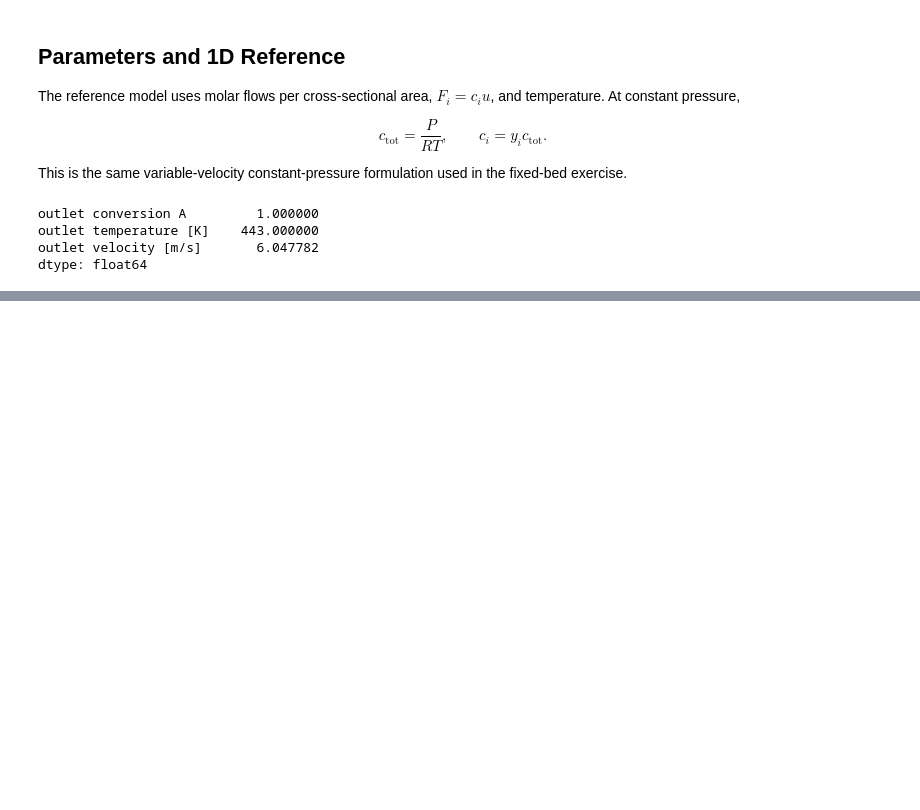
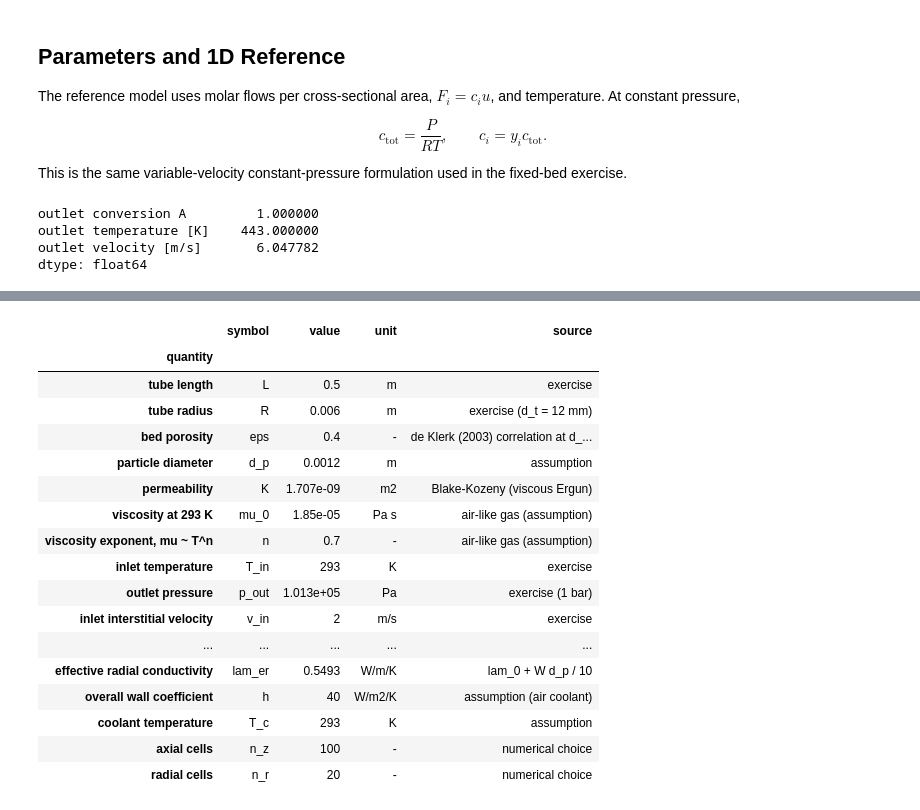
Before and after one commit to computational-chemical-engineering/pymrm-book, a Jupyter notebook: content/lecture_notes/L8_pressure_velocity.ipynb, the cells around one changed output, grey strips where cells are left out. Saved outputs shown, nothing was run; the diff lists cells and outputs as text; code cells hidden in the pictures; blank space fills up the shorter version.

```diff
--- a/content/lecture_notes/L8_pressure_velocity.ipynb
+++ b/content/lecture_notes/L8_pressure_velocity.ipynb
@@ -714,0 +220,83 @@ The cooled 2D case is intentionally different from the 1D adiabatic reference. W
+# %%
+R_GAS = param["r_gas"]
+NU = stoich                                   # (-1, 1, 1)
+CP = param["heat_capacity"]                   # J/mol/K; sum(nu * Cp) = 0
+
+
+def default_params():
+    """Settings of the 2D packed-bed model (SI units)."""
+    eps, d_p, radius = 0.40, 1.2e-3, 6.0e-3
+    p_ref, t_in = param["pressure"], param["temperature_in"]
+    n_in = eps * param["velocity_in"] * p_ref / (R_GAS * t_in)   # superficial molar flux, mol/m2/s
+    w_flux = CP[0] * n_in                                         # heat-capacity flux, W/m2/K
+    u_s_mean = 1.6                                                # representative superficial velocity for D_er, m/s
+    pe_m = 10.0 * (1.0 + 19.4 * (d_p / (2 * radius)) ** 2)       # radial mass Peclet (Fahien-Smith)
+    pe_h = 10.0                                                   # dynamic radial heat Peclet
+    lam_static = 0.15                                             # W/m/K, static bed conductivity
+    return dict(
+        length=param["length"], radius=radius, eps=eps, d_p=d_p,
+        permeability=eps**3 * d_p**2 / (150.0 * (1.0 - eps) ** 2),   # Blake-Kozeny, m2
+        kappa_r=1.0,                                                 # K_r / K (isotropic bed)
+        mu0=1.85e-5, mu_exp=0.7, t_mu=293.0,                         # mu = mu0 (T / t_mu)^mu_exp
+        p_out=p_ref, p_ref=p_ref, t_in=t_in, t_ref=param["temperature_ref"], y_in=param["x_in"],
+        n_in=n_in, v_int_in=param["velocity_in"], u_s_mean=u_s_mean,
+        k0=param["k0"], ea=param["activation_energy"], dh=param["reaction_enthalpy"],
+        pe_m=pe_m, d_er=u_s_mean * d_p / pe_m,
+        lam_static=lam_static, lam_er=lam_static + w_flux * d_p / pe_h,
+        h_wall=40.0, t_cool=293.0,
+        pressure_row_dispersion=True,     # False only for the break row of the ideal-gas check
+    )
+
+
+prm = default_params()
+n_z, n_r = 100, 20
+parameter_table = pd.DataFrame(
+    [
+        ("tube length", "L", prm["length"], "m", "exercise"),
+        ("tube radius", "R", prm["radius"], "m", "exercise (d_t = 12 mm)"),
+        ("bed porosity", "eps", prm["eps"], "-", "de Klerk (2003) correlation at d_t/d_p = 10"),
+        ("particle diameter", "d_p", prm["d_p"], "m", "assumption"),
+        ("permeability", "K", prm["permeability"], "m2", "Blake-Kozeny (viscous Ergun)"),
+        ("viscosity at 293 K", "mu_0", prm["mu0"], "Pa s", "air-like gas (assumption)"),
+        ("viscosity exponent, mu ~ T^n", "n", prm["mu_exp"], "-", "air-like gas (assumption)"),
+        ("inlet temperature", "T_in", prm["t_in"], "K", "exercise"),
+        ("outlet pressure", "p_out", prm["p_out"], "Pa", "exercise (1 bar)"),
+        ("inlet interstitial velocity", "v_in", prm["v_int_in"], "m/s", "exercise"),
+        ("inlet superficial molar flux", "N_in", prm["n_in"], "mol/m2/s", "eps v_in p/(R T_in), same as 1D"),
+        ("pre-exponential factor", "k_0", prm["k0"], "1/s", "exercise"),
+        ("activation energy", "E_a", prm["ea"], "J/mol", "exercise"),
+        ("reaction enthalpy", "dH_r", prm["dh"], "J/mol", "exercise"),
+        ("radial mass Peclet number", "Pe_mr", prm["pe_m"], "-", "Fahien-Smith (Froment-Bischoff)"),
+        ("velocity used in D_er", "u_s", prm["u_s_mean"], "m/s", "representative mean (assumption)"),
+        ("radial dispersion coefficient", "D_er", prm["d_er"], "m2/s", "u_s d_p / Pe_mr, constant (simplification)"),
+        ("dynamic radial heat Peclet number", "Pe_hr", 10.0, "-", "typical packed-bed value (assumption)"),
+        ("static radial conductivity", "lam_0", prm["lam_static"], "W/m/K", "assumption"),
+        ("effective radial conductivity", "lam_er", prm["lam_er"], "W/m/K", "lam_0 + W d_p / 10"),
+        ("overall wall coefficient", "h", prm["h_wall"], "W/m2/K", "assumption (air coolant)"),
+        ("coolant temperature", "T_c", prm["t_cool"], "K", "assumption"),
+        ("axial cells", "n_z", n_z, "-", "numerical choice"),
+        ("radial cells", "n_r", n_r, "-", "numerical choice"),
+    ],
+    columns=["quantity", "symbol", "value", "unit", "source"],
+).set_index("quantity")
+parameter_table["value"] = parameter_table["value"].map(lambda v: f"{v:.4g}")
+parameter_table
+# %% [output]
+|  | symbol | value | unit | source |
+| quantity |  |  |  |  |
+| tube length | L | 0.5 | m | exercise |
+| tube radius | R | 0.006 | m | exercise (d_t = 12 mm) |
+| bed porosity | eps | 0.4 | - | de Klerk (2003) correlation at d_... |
+| particle diameter | d_p | 0.0012 | m | assumption |
+| permeability | K | 1.707e-09 | m2 | Blake-Kozeny (viscous Ergun) |
+| viscosity at 293 K | mu_0 | 1.85e-05 | Pa s | air-like gas (assumption) |
+| viscosity exponent, mu ~ T^n | n | 0.7 | - | air-like gas (assumption) |
+| inlet temperature | T_in | 293 | K | exercise |
+| outlet pressure | p_out | 1.013e+05 | Pa | exercise (1 bar) |
+| inlet interstitial velocity | v_in | 2 | m/s | exercise |
+| ... | ... | ... | ... | ... |
+| effective radial conductivity | lam_er | 0.5493 | W/m/K | lam_0 + W d_p / 10 |
+| overall wall coefficient | h | 40 | W/m2/K | assumption (air coolant) |
+| coolant temperature | T_c | 293 | K | assumption |
+| axial cells | n_z | 100 | - | numerical choice |
+| radial cells | n_r | 20 | - | numerical choice |
```
Also changed, not shown: parts of 45 cells of this notebook, 1 other file.
